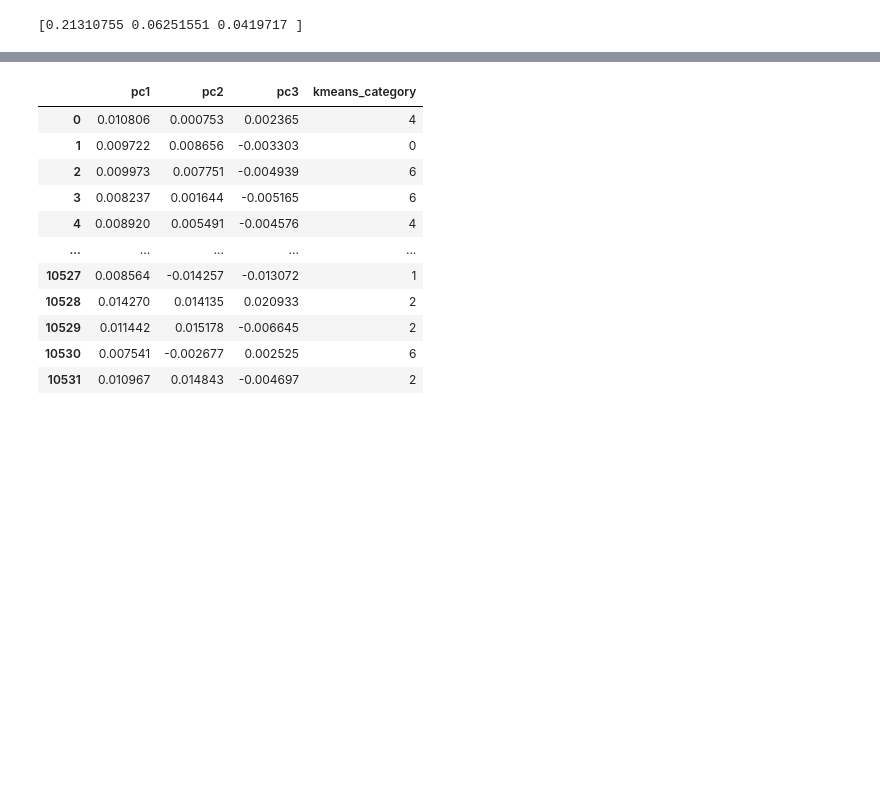
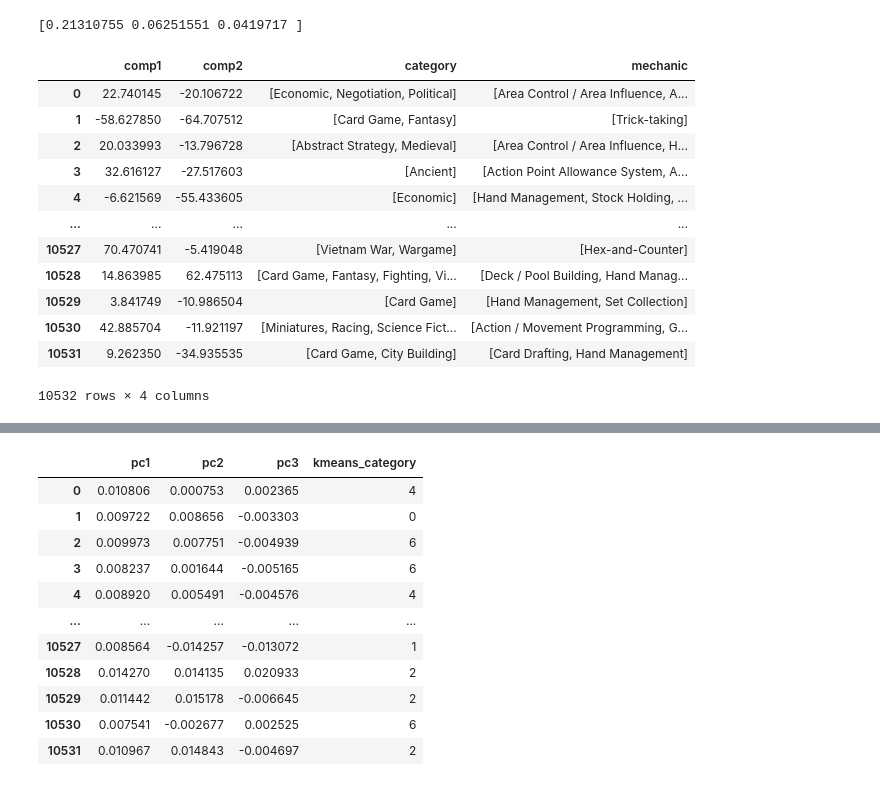
Before and after one commit to WraySmith/boardgame-explorer, a Jupyter notebook: networkgraph_testing/network_testing.ipynb, the cells around one changed output, grey strips where cells are left out. Drawn from its saved outputs; the diff is of its cells as text; code cells hidden in the pictures; blank space fills up the shorter version.

```diff
--- a/networkgraph_testing/network_testing.ipynb
+++ b/networkgraph_testing/network_testing.ipynb
@@ -128,3 +133,6 @@ pca_results = pca.fit(new_df.transpose())
 print(pca_results.explained_variance_ratio_)
 # %% [output]
 [0.21310755 0.06251551 0.0419717 ]
+# %%
+tsne  = TSNE(n_components=2)
+tsne_results = (tsne.fit_transform(onehot_df))
@@ -130,0 +144,16 @@ print(pca_results.explained_variance_ratio_)
+# %%
+combined_output
+# %% [output]
+|  | comp1 | comp2 | category | mechanic |
+| 0 | 22.740145 | -20.106722 | [Economic, Negotiation, Political] | [Area Control / Area Influence, A... |
+| 1 | -58.627850 | -64.707512 | [Card Game, Fantasy] | [Trick-taking] |
+| 2 | 20.033993 | -13.796728 | [Abstract Strategy, Medieval] | [Area Control / Area Influence, H... |
+| 3 | 32.616127 | -27.517603 | [Ancient] | [Action Point Allowance System, A... |
+| 4 | -6.621569 | -55.433605 | [Economic] | [Hand Management, Stock Holding, ... |
+| ... | ... | ... | ... | ... |
+| 10527 | 70.470741 | -5.419048 | [Vietnam War, Wargame] | [Hex-and-Counter] |
+| 10528 | 14.863985 | 62.475113 | [Card Game, Fantasy, Fighting, Vi... | [Deck / Pool Building, Hand Manag... |
+| 10529 | 3.841749 | -10.986504 | [Card Game] | [Hand Management, Set Collection] |
+| 10530 | 42.885704 | -11.921197 | [Miniatures, Racing, Science Fict... | [Action / Movement Programming, G... |
+| 10531 | 9.262350 | -34.935535 | [Card Game, City Building] | [Card Drafting, Hand Management] |
+10532 rows × 4 columns
```
Also changed, not shown: parts of 11 cells of this notebook, 1 other file.
